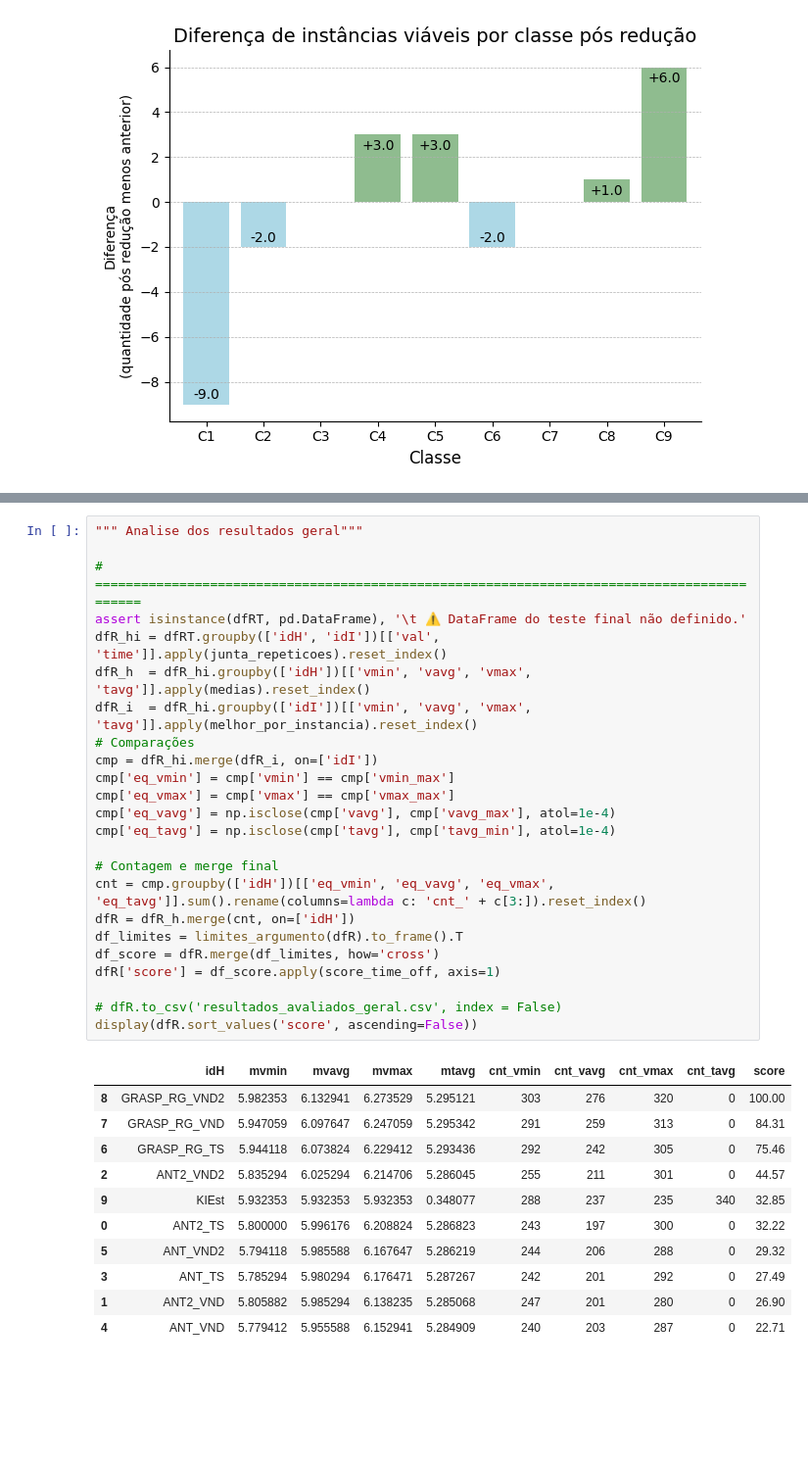
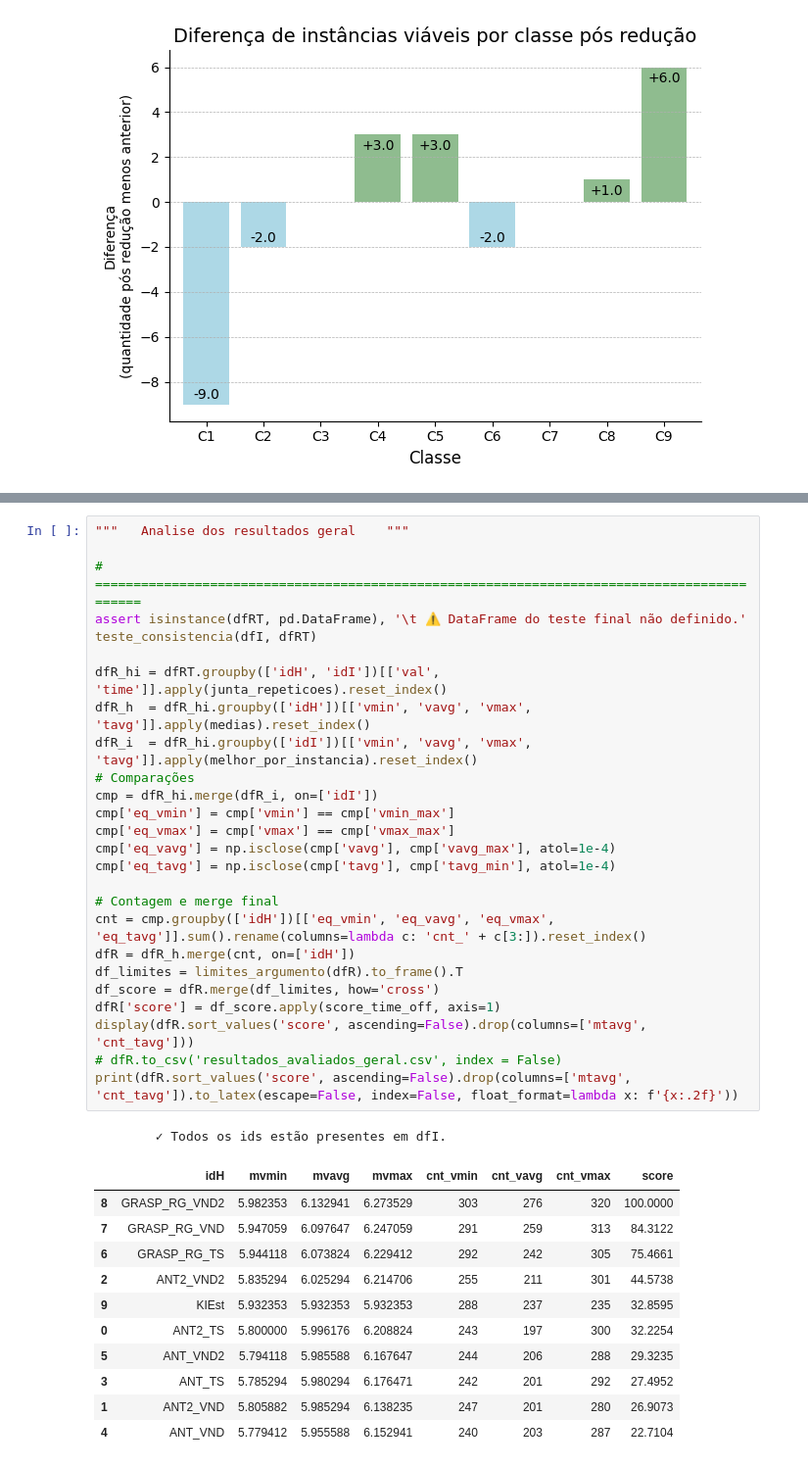
Before and after one commit to dariocostta/Monografia-KMIS, a Jupyter notebook: KMIS/Analises_Resultados_KMIS.ipynb, the cells around one changed output, grey strips where cells are left out. Shown at 98% size. Saved outputs shown, nothing was run; the diff lists cells and outputs as text; blank space fills up the shorter version.

```diff
--- a/KMIS/Analises_Resultados_KMIS.ipynb
+++ b/KMIS/Analises_Resultados_KMIS.ipynb
@@ -178,36 +276,39 @@ Name: count, dtype: int64
 # %%
-""" Analise dos resultados geral"""
+"""   Analise dos resultados geral    """
 
 # ===========================================================================================
 assert isinstance(dfRT, pd.DataFrame), '\t ⚠️ DataFrame do teste final não definido.'
+teste_consistencia(dfI, dfRT)
+
 dfR_hi = dfRT.groupby(['idH', 'idI'])[['val', 'time']].apply(junta_repeticoes).reset_index()
 dfR_h  = dfR_hi.groupby(['idH'])[['vmin', 'vavg', 'vmax', 'tavg']].apply(medias).reset_index()
 dfR_i  = dfR_hi.groupby(['idI'])[['vmin', 'vavg', 'vmax', 'tavg']].apply(melhor_por_instancia).reset_index()
 # Comparações
 cmp = dfR_hi.merge(dfR_i, on=['idI'])
 cmp['eq_vmin'] = cmp['vmin'] == cmp['vmin_max']
 cmp['eq_vmax'] = cmp['vmax'] == cmp['vmax_max']
 cmp['eq_vavg'] = np.isclose(cmp['vavg'], cmp['vavg_max'], atol=1e-4)
 cmp['eq_tavg'] = np.isclose(cmp['tavg'], cmp['tavg_min'], atol=1e-4)
 
 # Contagem e merge final
 cnt = cmp.groupby(['idH'])[['eq_vmin', 'eq_vavg', 'eq_vmax', 'eq_tavg']].sum().rename(columns=lambda c: 'cnt_' + c[3:]).reset_index()
 dfR = dfR_h.merge(cnt, on=['idH'])
 df_limites = limites_argumento(dfR).to_frame().T
 df_score = dfR.merge(df_limites, how='cross')
 dfR['score'] = df_score.apply(score_time_off, axis=1)
-
+display(dfR.sort_values('score', ascending=False).drop(columns=['mtavg', 'cnt_tavg']))
 # dfR.to_csv('resultados_avaliados_geral.csv', index = False)
-display(dfR.sort_values('score', ascending=False))
+print(dfR.sort_values('score', ascending=False).drop(columns=['mtavg', 'cnt_tavg']).to_latex(escape=False, index=False, float_format=lambda x: f'{x:.2f}'))
 # %% [output]
+        ✓ Todos os ids estão presentes em dfI.
-|  | idH | mvmin | mvavg | mvmax | mtavg | cnt_vmin | cnt_vavg | cnt_vmax | cnt_tavg | score |
-| 8 | GRASP_RG_VND2 | 5.982353 | 6.132941 | 6.273529 | 5.295121 | 303 | 276 | 320 | 0 | 100.00 |
-| 7 | GRASP_RG_VND | 5.947059 | 6.097647 | 6.247059 | 5.295342 | 291 | 259 | 313 | 0 | 84.31 |
-| 6 | GRASP_RG_TS | 5.944118 | 6.073824 | 6.229412 | 5.293436 | 292 | 242 | 305 | 0 | 75.46 |
-| 2 | ANT2_VND2 | 5.835294 | 6.025294 | 6.214706 | 5.286045 | 255 | 211 | 301 | 0 | 44.57 |
-| 9 | KIEst | 5.932353 | 5.932353 | 5.932353 | 0.348077 | 288 | 237 | 235 | 340 | 32.85 |
-| 0 | ANT2_TS | 5.800000 | 5.996176 | 6.208824 | 5.286823 | 243 | 197 | 300 | 0 | 32.22 |
-| 5 | ANT_VND2 | 5.794118 | 5.985588 | 6.167647 | 5.286219 | 244 | 206 | 288 | 0 | 29.32 |
-| 3 | ANT_TS | 5.785294 | 5.980294 | 6.176471 | 5.287267 | 242 | 201 | 292 | 0 | 27.49 |
-| 1 | ANT2_VND | 5.805882 | 5.985294 | 6.138235 | 5.285068 | 247 | 201 | 280 | 0 | 26.90 |
-| 4 | ANT_VND | 5.779412 | 5.955588 | 6.152941 | 5.284909 | 240 | 203 | 287 | 0 | 22.71 |
+|  | idH | mvmin | mvavg | mvmax | cnt_vmin | cnt_vavg | cnt_vmax | score |
+| 8 | GRASP_RG_VND2 | 5.982353 | 6.132941 | 6.273529 | 303 | 276 | 320 | 100.0000 |
+| 7 | GRASP_RG_VND | 5.947059 | 6.097647 | 6.247059 | 291 | 259 | 313 | 84.3122 |
+| 6 | GRASP_RG_TS | 5.944118 | 6.073824 | 6.229412 | 292 | 242 | 305 | 75.4661 |
+| 2 | ANT2_VND2 | 5.835294 | 6.025294 | 6.214706 | 255 | 211 | 301 | 44.5738 |
+| 9 | KIEst | 5.932353 | 5.932353 | 5.932353 | 288 | 237 | 235 | 32.8595 |
+| 0 | ANT2_TS | 5.800000 | 5.996176 | 6.208824 | 243 | 197 | 300 | 32.2254 |
+| 5 | ANT_VND2 | 5.794118 | 5.985588 | 6.167647 | 244 | 206 | 288 | 29.3235 |
+| 3 | ANT_TS | 5.785294 | 5.980294 | 6.176471 | 242 | 201 | 292 | 27.4952 |
+| 1 | ANT2_VND | 5.805882 | 5.985294 | 6.138235 | 247 | 201 | 280 | 26.9073 |
+| 4 | ANT_VND | 5.779412 | 5.955588 | 6.152941 | 240 | 203 | 287 | 22.7104 |
```
Also changed, not shown: parts of 14 cells of this notebook, 2 other files.
